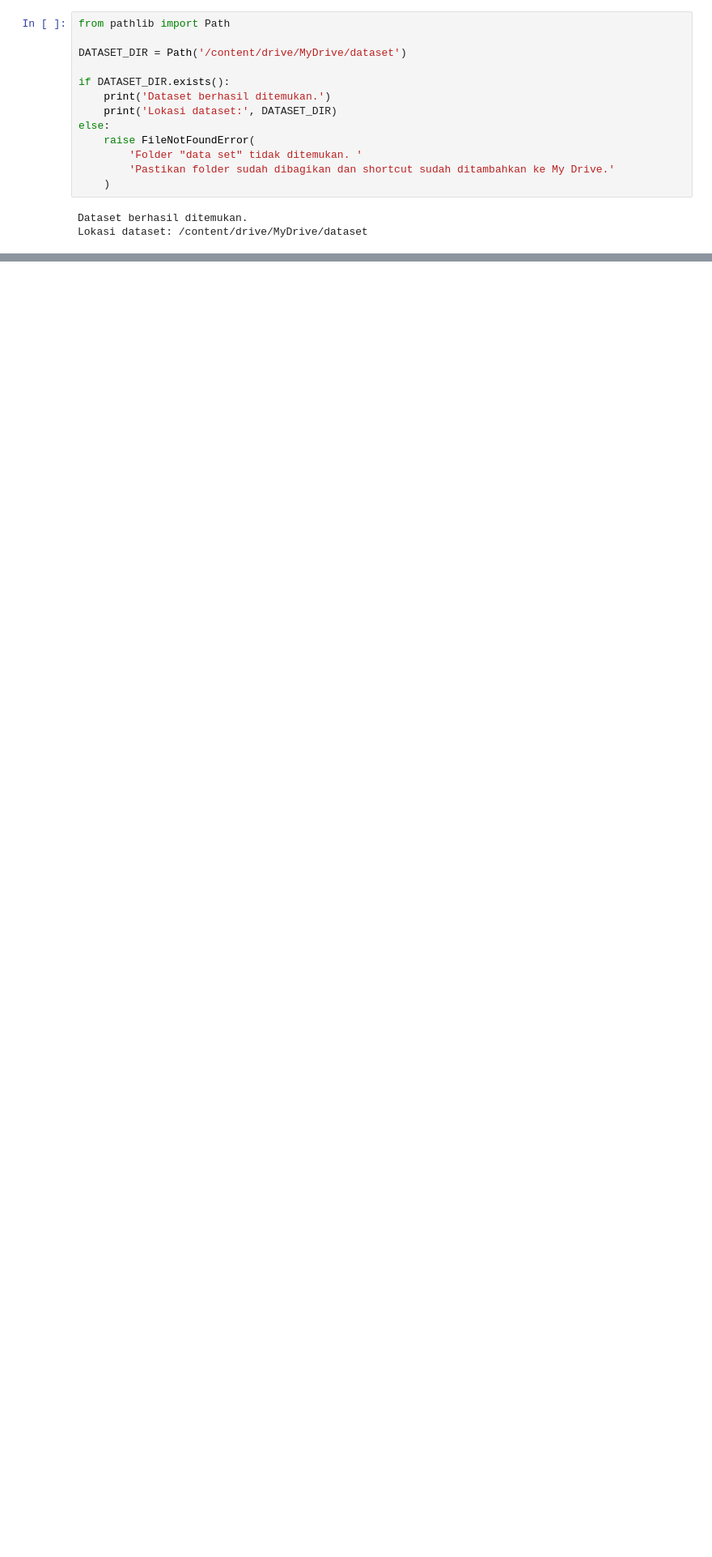
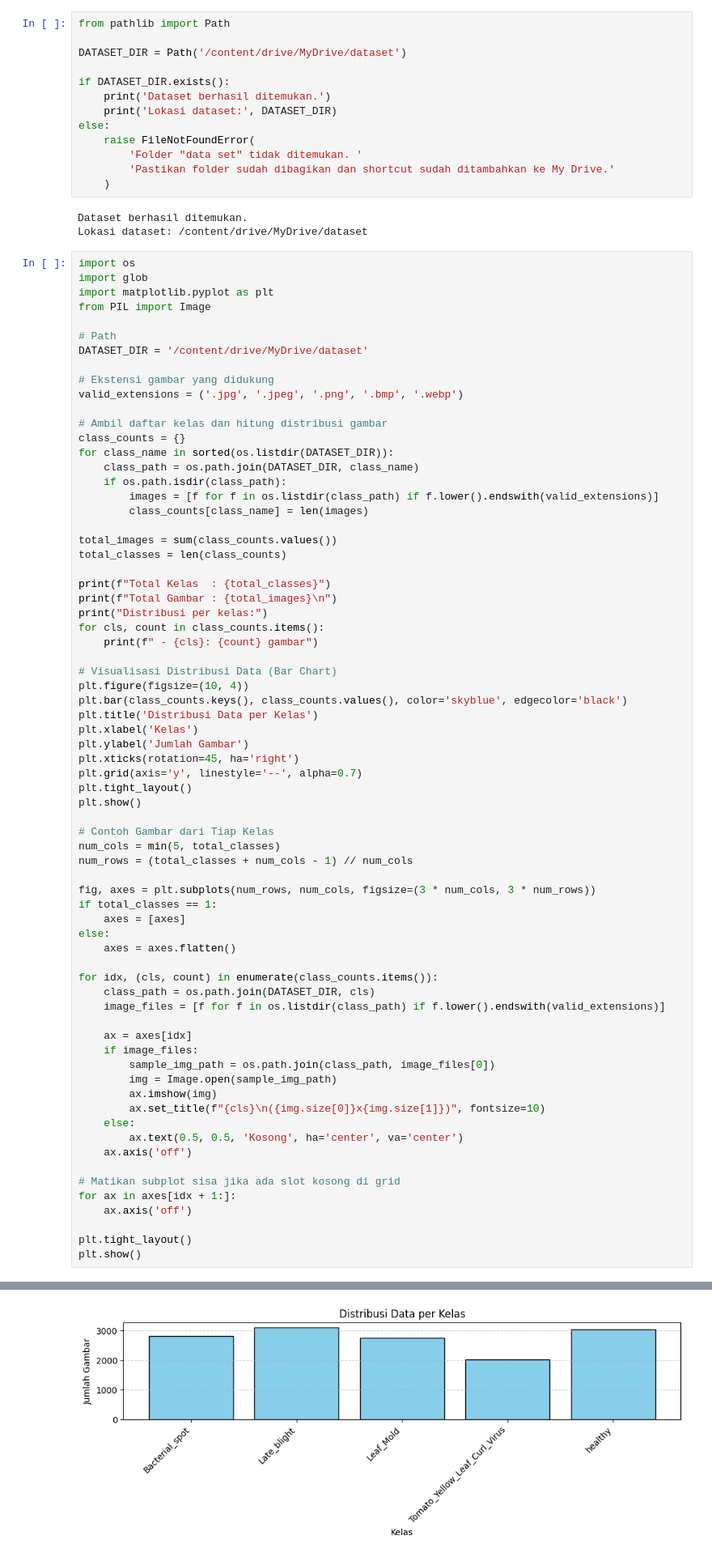
Before and after one commit to Indhirayc/PBL_Kelompok1_LeafItToMe, a Jupyter notebook: machine_learning/notebooks/01_data_exploration.ipynb, the cells around one changed output, grey strips where cells are left out. Shown at 81% size. Saved outputs shown, nothing was run; the diff lists cells and outputs as text; blank space fills up the shorter version.

Commit message:
ml: add dataset exploration and image visualization

```diff
--- a/machine_learning/notebooks/01_data_exploration.ipynb
+++ b/machine_learning/notebooks/01_data_exploration.ipynb
@@ -206,3 +204,74 @@ else:
 # %% [output]
 Dataset berhasil ditemukan.
 Lokasi dataset: /content/drive/MyDrive/dataset
+# %%
+import os
+import glob
+import matplotlib.pyplot as plt
+from PIL import Image
+
+# Path
+DATASET_DIR = '/content/drive/MyDrive/dataset'
+
+# Ekstensi gambar yang didukung
+valid_extensions = ('.jpg', '.jpeg', '.png', '.bmp', '.webp')
+
+# Ambil daftar kelas dan hitung distribusi gambar
+class_counts = {}
+for class_name in sorted(os.listdir(DATASET_DIR)):
+    class_path = os.path.join(DATASET_DIR, class_name)
+    if os.path.isdir(class_path):
+        images = [f for f in os.listdir(class_path) if f.lower().endswith(valid_extensions)]
+        class_counts[class_name] = len(images)
+
+total_images = sum(class_counts.values())
+total_classes = len(class_counts)
+
+print(f"Total Kelas  : {total_classes}")
+print(f"Total Gambar : {total_images}\n")
+print("Distribusi per kelas:")
+for cls, count in class_counts.items():
+    print(f" - {cls}: {count} gambar")
+
+# Visualisasi Distribusi Data (Bar Chart)
+plt.figure(figsize=(10, 4))
+plt.bar(class_counts.keys(), class_counts.values(), color='skyblue', edgecolor='black')
+plt.title('Distribusi Data per Kelas')
+plt.xlabel('Kelas')
+plt.ylabel('Jumlah Gambar')
+plt.xticks(rotation=45, ha='right')
+plt.grid(axis='y', linestyle='--', alpha=0.7)
+plt.tight_layout()
+plt.show()
+
+# Contoh Gambar dari Tiap Kelas
+num_cols = min(5, total_classes)
+num_rows = (total_classes + num_cols - 1) // num_cols
+
+fig, axes = plt.subplots(num_rows, num_cols, figsize=(3 * num_cols, 3 * num_rows))
+if total_classes == 1:
+    axes = [axes]
+else:
+    axes = axes.flatten()
+
+for idx, (cls, count) in enumerate(class_counts.items()):
+    class_path = os.path.join(DATASET_DIR, cls)
+    image_files = [f for f in os.listdir(class_path) if f.lower().endswith(valid_extensions)]
+
+    ax = axes[idx]
+    if image_files:
+        sample_img_path = os.path.join(class_path, image_files[0])
+        img = Image.open(sample_img_path)
+        ax.imshow(img)
+        ax.set_title(f"{cls}\n({img.size[0]}x{img.size[1]})", fontsize=10)
+    else:
+        ax.text(0.5, 0.5, 'Kosong', ha='center', va='center')
+    ax.axis('off')
+
+# Matikan subplot sisa jika ada slot kosong di grid
+for ax in axes[idx + 1:]:
+    ax.axis('off')
+
+plt.tight_layout()
+plt.show()
+# %% [output]
@@ -208,0 +287 @@ Lokasi dataset: /content/drive/MyDrive/dataset
+[figure, added]
```
Also changed, not shown: parts of 4 cells of this notebook.
